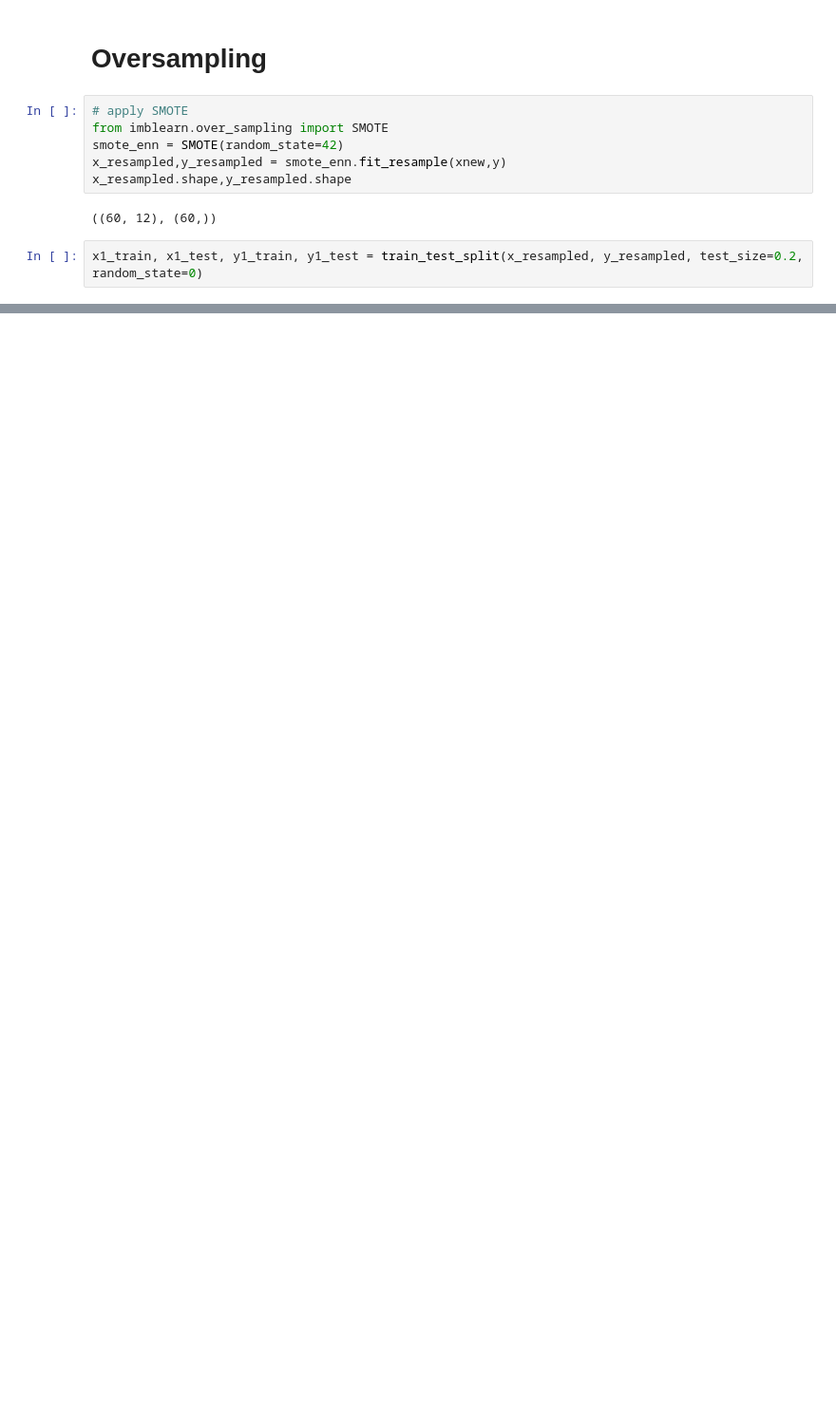
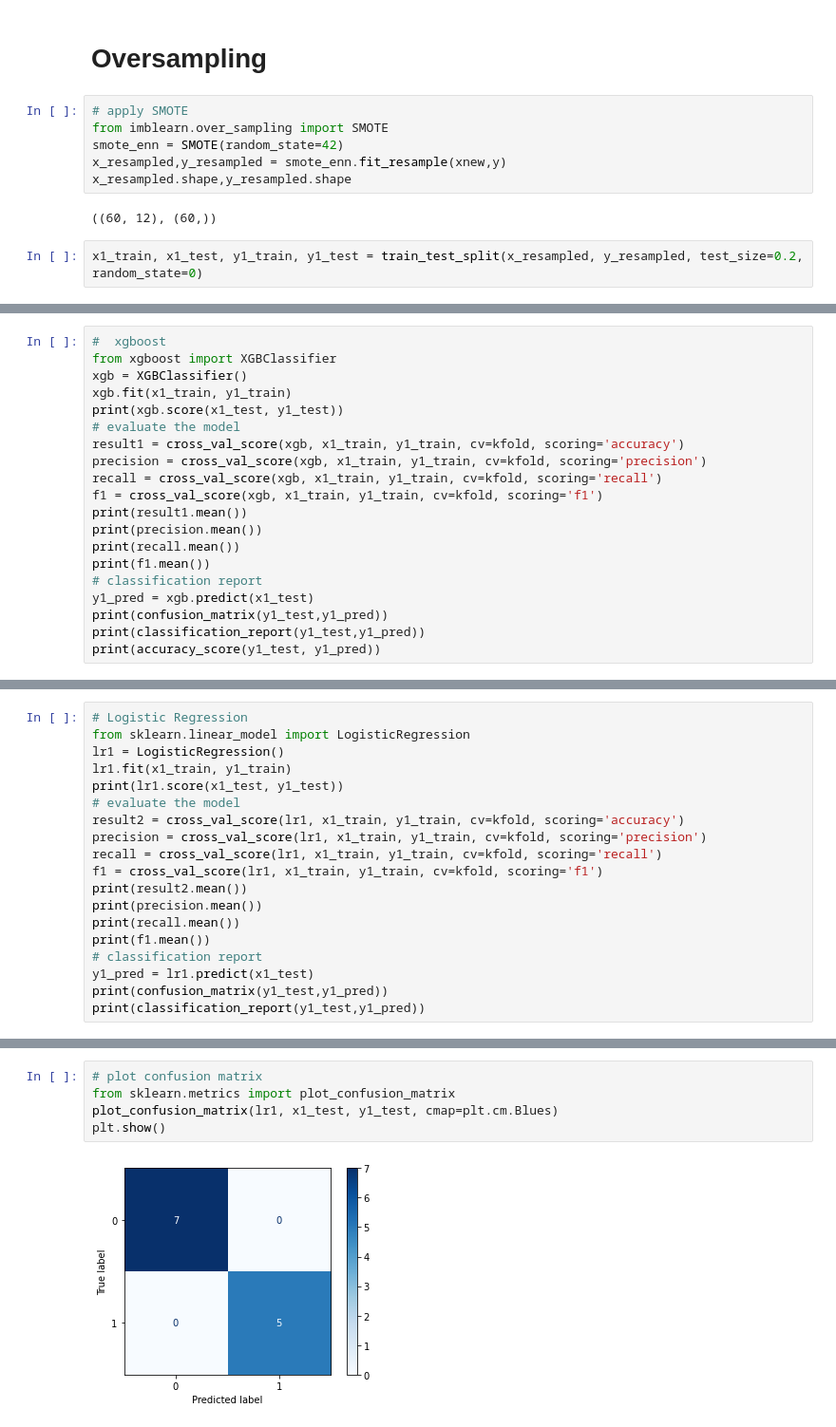
Before and after one commit to TheNobody-12/Data-Minining-Project-2022, a Jupyter notebook: Water quality/NoteBook1.ipynb, the cells around one changed output, grey strips where cells are left out. Shown at 95% size. Cells and saved outputs as stored; diff of their text form; blank space fills up the shorter version.

```diff
--- a/Water quality/NoteBook1.ipynb
+++ b/Water quality/NoteBook1.ipynb
@@ -614,0 +673,20 @@ weighted avg       0.93      0.92      0.92        12
+# %%
+#  xgboost
+from xgboost import XGBClassifier
+xgb = XGBClassifier()
+xgb.fit(x1_train, y1_train)
+print(xgb.score(x1_test, y1_test))
+# evaluate the model
+result1 = cross_val_score(xgb, x1_train, y1_train, cv=kfold, scoring='accuracy')
+precision = cross_val_score(xgb, x1_train, y1_train, cv=kfold, scoring='precision')
+recall = cross_val_score(xgb, x1_train, y1_train, cv=kfold, scoring='recall')
+f1 = cross_val_score(xgb, x1_train, y1_train, cv=kfold, scoring='f1')
+print(result1.mean())
+print(precision.mean())
+print(recall.mean())
+print(f1.mean())
+# classification report
+y1_pred = xgb.predict(x1_test)
+print(confusion_matrix(y1_test,y1_pred))
+print(classification_report(y1_test,y1_pred))
+print(accuracy_score(y1_test, y1_pred))
@@ -614,0 +711,19 @@ weighted avg       0.93      0.92      0.92        12
+# %%
+# Logistic Regression
+from sklearn.linear_model import LogisticRegression
+lr1 = LogisticRegression()
+lr1.fit(x1_train, y1_train)
+print(lr1.score(x1_test, y1_test))
+# evaluate the model
+result2 = cross_val_score(lr1, x1_train, y1_train, cv=kfold, scoring='accuracy')
+precision = cross_val_score(lr1, x1_train, y1_train, cv=kfold, scoring='precision')
+recall = cross_val_score(lr1, x1_train, y1_train, cv=kfold, scoring='recall')
+f1 = cross_val_score(lr1, x1_train, y1_train, cv=kfold, scoring='f1')
+print(result2.mean())
+print(precision.mean())
+print(recall.mean())
+print(f1.mean())
+# classification report
+y1_pred = lr1.predict(x1_test)
+print(confusion_matrix(y1_test,y1_pred))
+print(classification_report(y1_test,y1_pred))
@@ -614,0 +797,7 @@ weighted avg       0.93      0.92      0.92        12
+# %%
+# plot confusion matrix
+from sklearn.metrics import plot_confusion_matrix
+plot_confusion_matrix(lr1, x1_test, y1_test, cmap=plt.cm.Blues)
+plt.show()
+# %% [output]
+[figure, added]
```
Also changed, not shown: parts of 21 cells of this notebook, 20 other files.
